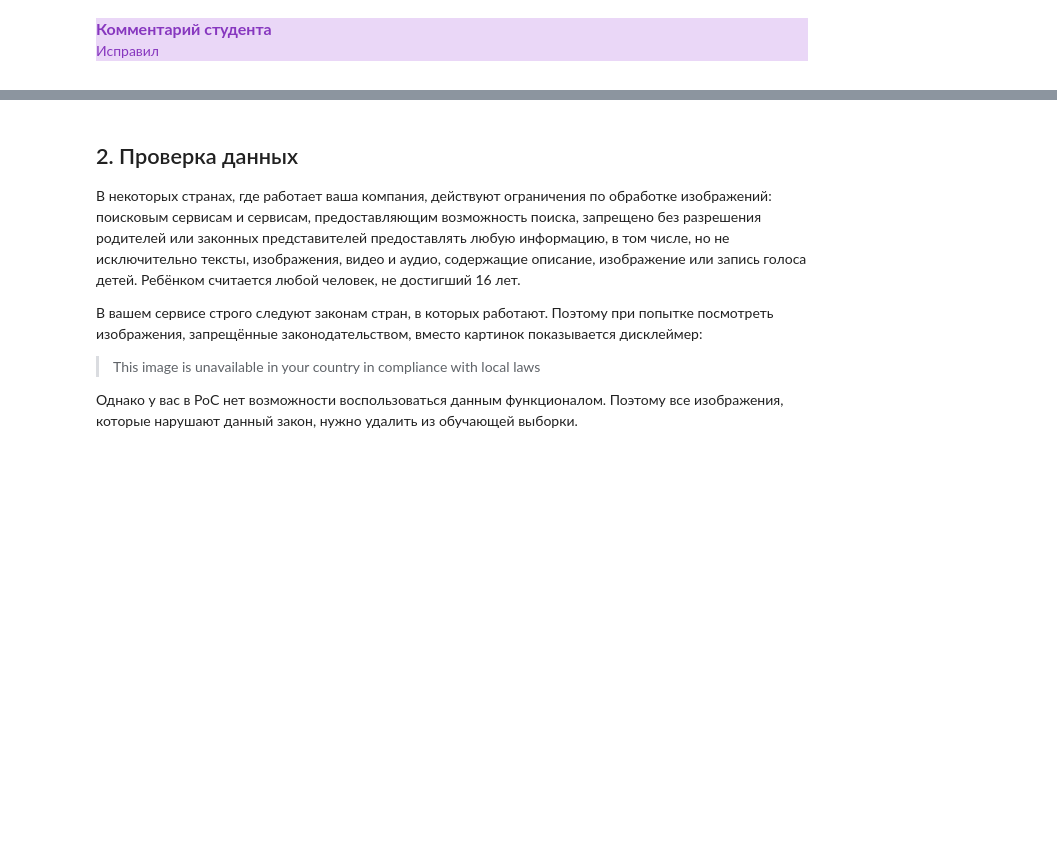
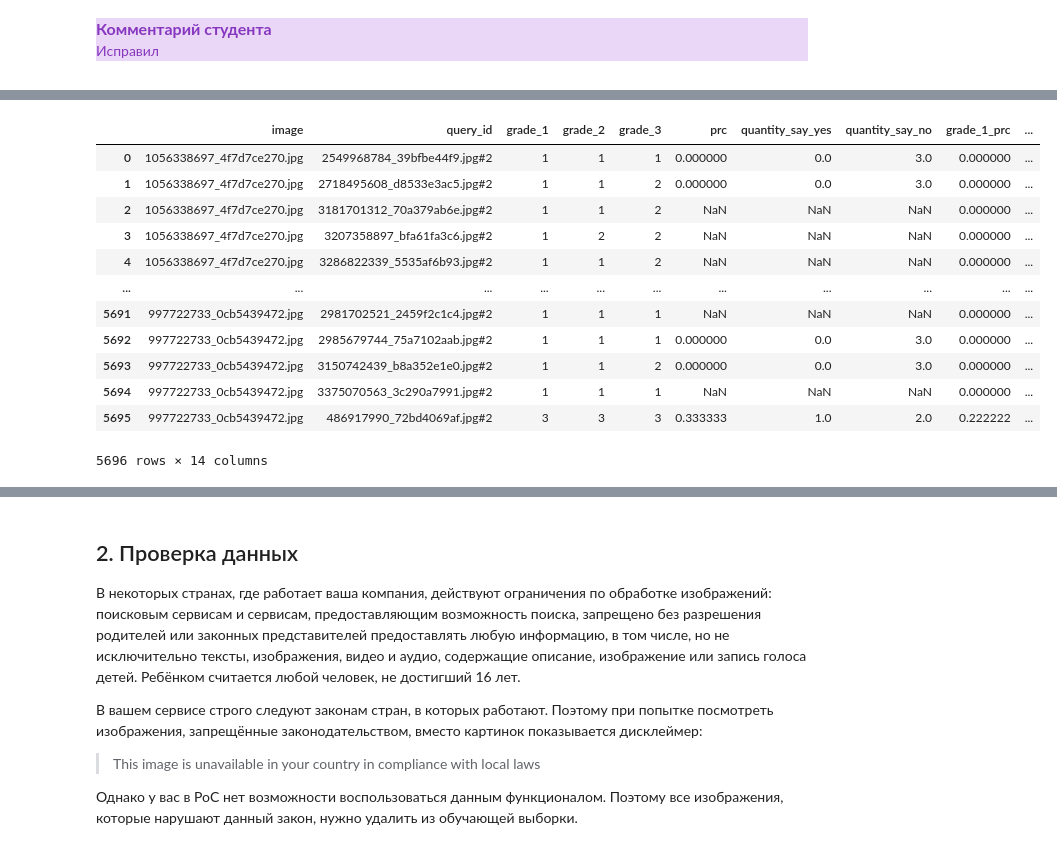
Before and after one commit to Andrefan1406/sb5, a Jupyter notebook: Андрей_Кузнецов_v1.ipynb, the cells around one changed output, grey strips where cells are left out. Drawn from its saved outputs; the diff is of its cells as text; code cells hidden in the pictures; blank space fills up the shorter version.

```diff
--- a/Андрей_Кузнецов_v1.ipynb
+++ b/Андрей_Кузнецов_v1.ipynb
@@ -400,0 +404,7 @@ memory usage: 53.1+ KB
+# %%
+merged_data['grade_1_prc'] = merged_data['grade_1'].map(calculate_grade)
+merged_data['grade_2_prc'] = merged_data['grade_2'].map(calculate_grade)
+merged_data['grade_3_prc'] = merged_data['grade_3'].map(calculate_grade)
+merged_data['exp_prc'] = merged_data['grade_1_prc'] + merged_data['grade_2_prc'] + merged_data['grade_3_prc']
+merged_data['crowd_prc'] = merged_data['prc']
+merged_data.head()
@@ -400,0 +441,18 @@ memory usage: 53.1+ KB
+# %%
+merged_data['crowd_prc'] = merged_data['crowd_prc'].fillna(merged_data['exp_prc'])
+merged_data['final_prc'] = merged_data['exp_prc'] * 0.6 + merged_data['crowd_prc'] * 0.4
+merged_data
+# %% [output]
+|  | image | query_id | grade_1 | grade_2 | grade_3 | prc | quantity_say_yes | quantity_say_no | grade_1_prc | ... |
+| 0 | 1056338697_4f7d7ce270.jpg | 2549968784_39bfbe44f9.jpg#2 | 1 | 1 | 1 | 0.000000 | 0.0 | 3.0 | 0.000000 | ... |
+| 1 | 1056338697_4f7d7ce270.jpg | 2718495608_d8533e3ac5.jpg#2 | 1 | 1 | 2 | 0.000000 | 0.0 | 3.0 | 0.000000 | ... |
+| 2 | 1056338697_4f7d7ce270.jpg | 3181701312_70a379ab6e.jpg#2 | 1 | 1 | 2 | NaN | NaN | NaN | 0.000000 | ... |
+| 3 | 1056338697_4f7d7ce270.jpg | 3207358897_bfa61fa3c6.jpg#2 | 1 | 2 | 2 | NaN | NaN | NaN | 0.000000 | ... |
+| 4 | 1056338697_4f7d7ce270.jpg | 3286822339_5535af6b93.jpg#2 | 1 | 1 | 2 | NaN | NaN | NaN | 0.000000 | ... |
+| ... | ... | ... | ... | ... | ... | ... | ... | ... | ... | ... |
+| 5691 | 997722733_0cb5439472.jpg | 2981702521_2459f2c1c4.jpg#2 | 1 | 1 | 1 | NaN | NaN | NaN | 0.000000 | ... |
+| 5692 | 997722733_0cb5439472.jpg | 2985679744_75a7102aab.jpg#2 | 1 | 1 | 1 | 0.000000 | 0.0 | 3.0 | 0.000000 | ... |
+| 5693 | 997722733_0cb5439472.jpg | 3150742439_b8a352e1e0.jpg#2 | 1 | 1 | 2 | 0.000000 | 0.0 | 3.0 | 0.000000 | ... |
+| 5694 | 997722733_0cb5439472.jpg | 3375070563_3c290a7991.jpg#2 | 1 | 1 | 1 | NaN | NaN | NaN | 0.000000 | ... |
+| 5695 | 997722733_0cb5439472.jpg | 486917990_72bd4069af.jpg#2 | 3 | 3 | 3 | 0.333333 | 1.0 | 2.0 | 0.222222 | ... |
+5696 rows × 14 columns
```
Also changed, not shown: parts of 18 cells of this notebook.
